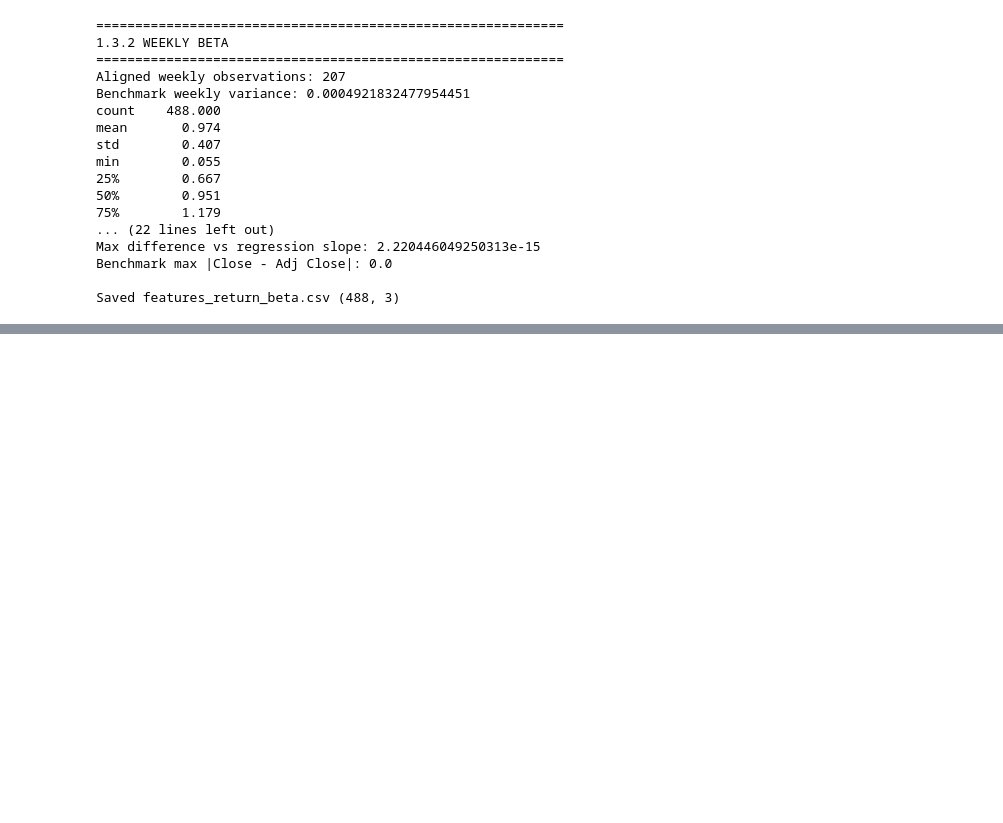
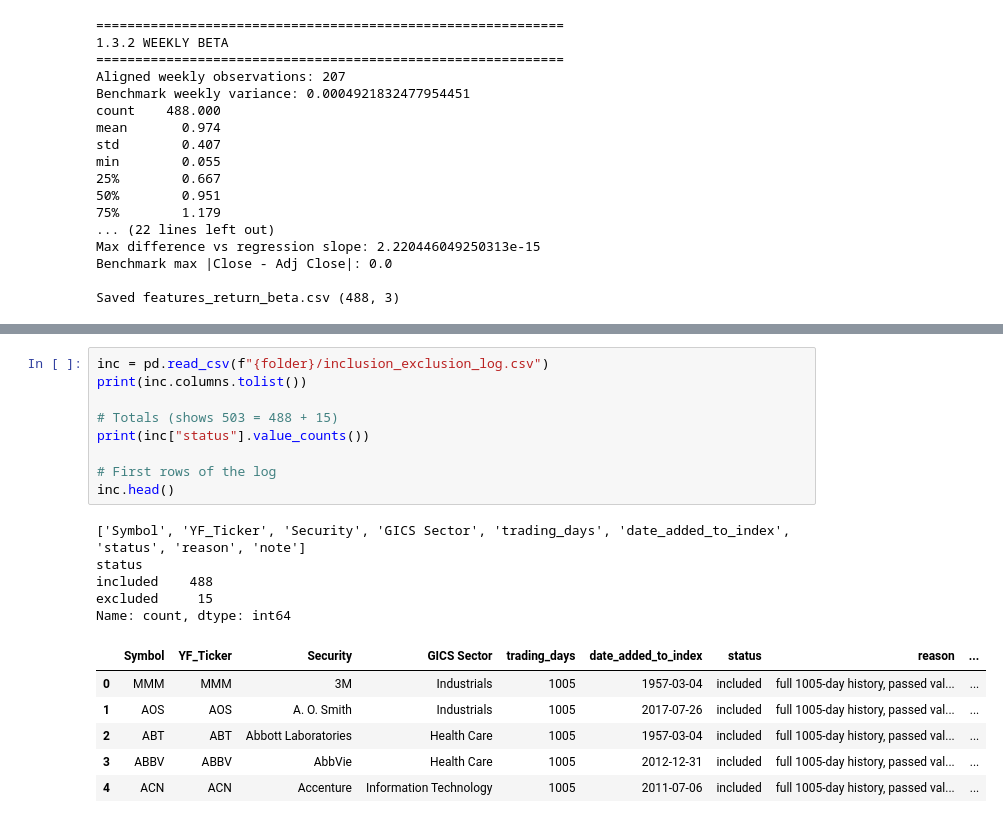
Before and after one commit to mafaiziyas/sp500-market-segmentation-fintech-analytics, a Jupyter notebook: notebooks/Task_1.ipynb, the cells around one changed output, grey strips where cells are left out. Saved outputs shown, nothing was run; the diff lists cells and outputs as text; blank space fills up the shorter version.

```diff
--- a/notebooks/Task_1.ipynb
+++ b/notebooks/Task_1.ipynb
@@ -665,0 +982,21 @@ Saved features_return_beta.csv (488, 3)
+# %%
+inc = pd.read_csv(f"{folder}/inclusion_exclusion_log.csv")
+print(inc.columns.tolist())
+
+# Totals (shows 503 = 488 + 15)
+print(inc["status"].value_counts())
+
+# First rows of the log
+inc.head()
+# %% [output]
+['Symbol', 'YF_Ticker', 'Security', 'GICS Sector', 'trading_days', 'date_added_to_index', 'status', 'reason', 'note']
+status
+included    488
+excluded     15
+Name: count, dtype: int64
+|  | Symbol | YF_Ticker | Security | GICS Sector | trading_days | date_added_to_index | status | reason | ... |
+| 0 | MMM | MMM | 3M | Industrials | 1005 | 1957-03-04 | included | full 1005-day history, passed val... | ... |
+| 1 | AOS | AOS | A. O. Smith | Industrials | 1005 | 2017-07-26 | included | full 1005-day history, passed val... | ... |
+| 2 | ABT | ABT | Abbott Laboratories | Health Care | 1005 | 1957-03-04 | included | full 1005-day history, passed val... | ... |
+| 3 | ABBV | ABBV | AbbVie | Health Care | 1005 | 2012-12-31 | included | full 1005-day history, passed val... | ... |
+| 4 | ACN | ACN | Accenture | Information Technology | 1005 | 2011-07-06 | included | full 1005-day history, passed val... | ... |
```
Also changed, not shown: parts of 16 cells of this notebook.
